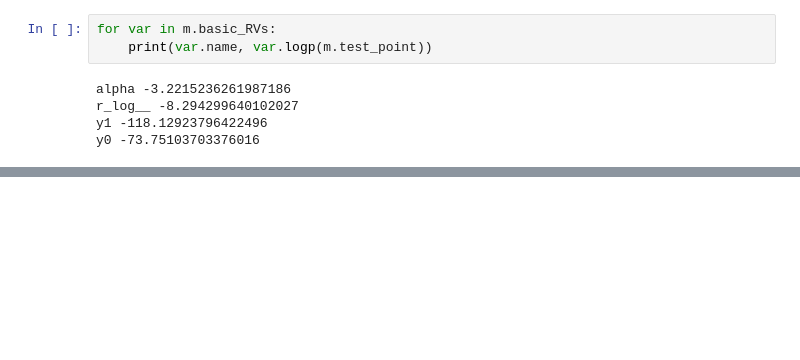
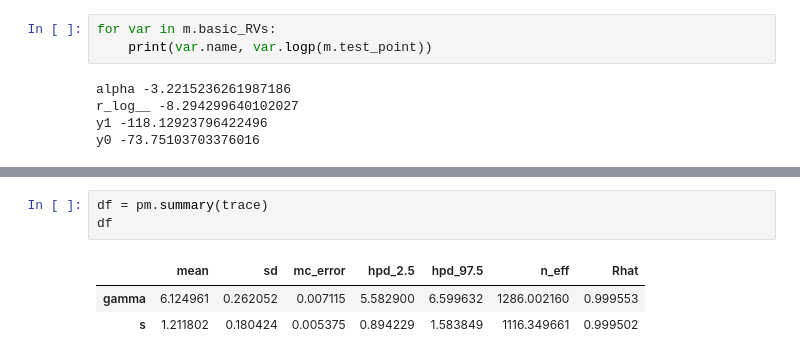
Before and after one commit to junpenglao/Planet_Sakaar_Data_Science, a Jupyter notebook: PyMC3QnA/discourse_1107.ipynb, the cells around one changed output, grey strips where cells are left out. Saved outputs shown, nothing was run; the diff lists cells and outputs as text; blank space fills up the shorter version.

```diff
--- a/PyMC3QnA/discourse_1107.ipynb
+++ b/PyMC3QnA/discourse_1107.ipynb
@@ -320,0 +357,7 @@ pm.summary(tr)
+# %%
+df = pm.summary(trace)
+df
+# %% [output]
+|  | mean | sd | mc_error | hpd_2.5 | hpd_97.5 | n_eff | Rhat |
+| gamma | 6.124961 | 0.262052 | 0.007115 | 5.582900 | 6.599632 | 1286.002160 | 0.999553 |
+| s | 1.211802 | 0.180424 | 0.005375 | 0.894229 | 1.583849 | 1116.349661 | 0.999502 |
```
Also changed, not shown: parts of 10 cells of this notebook.
